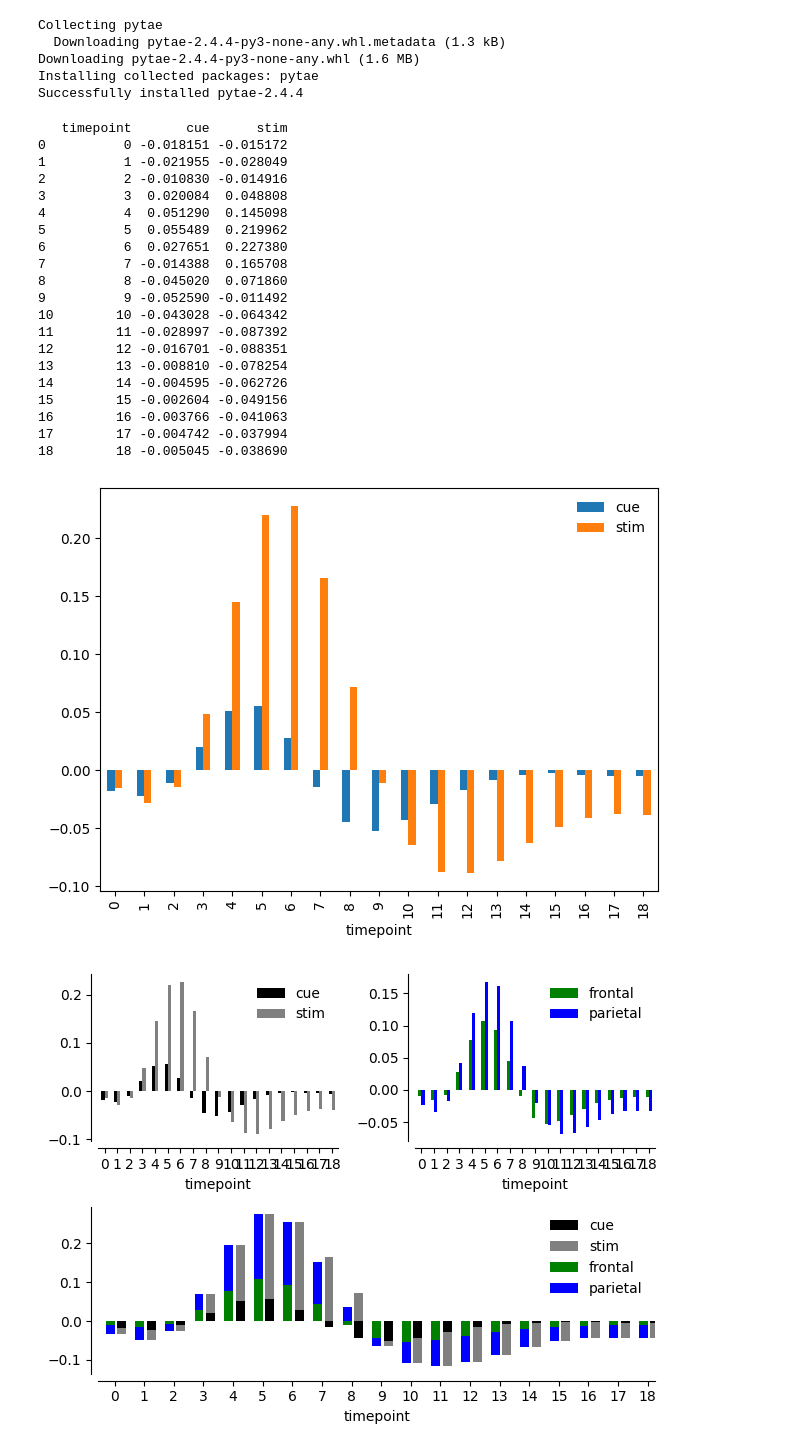
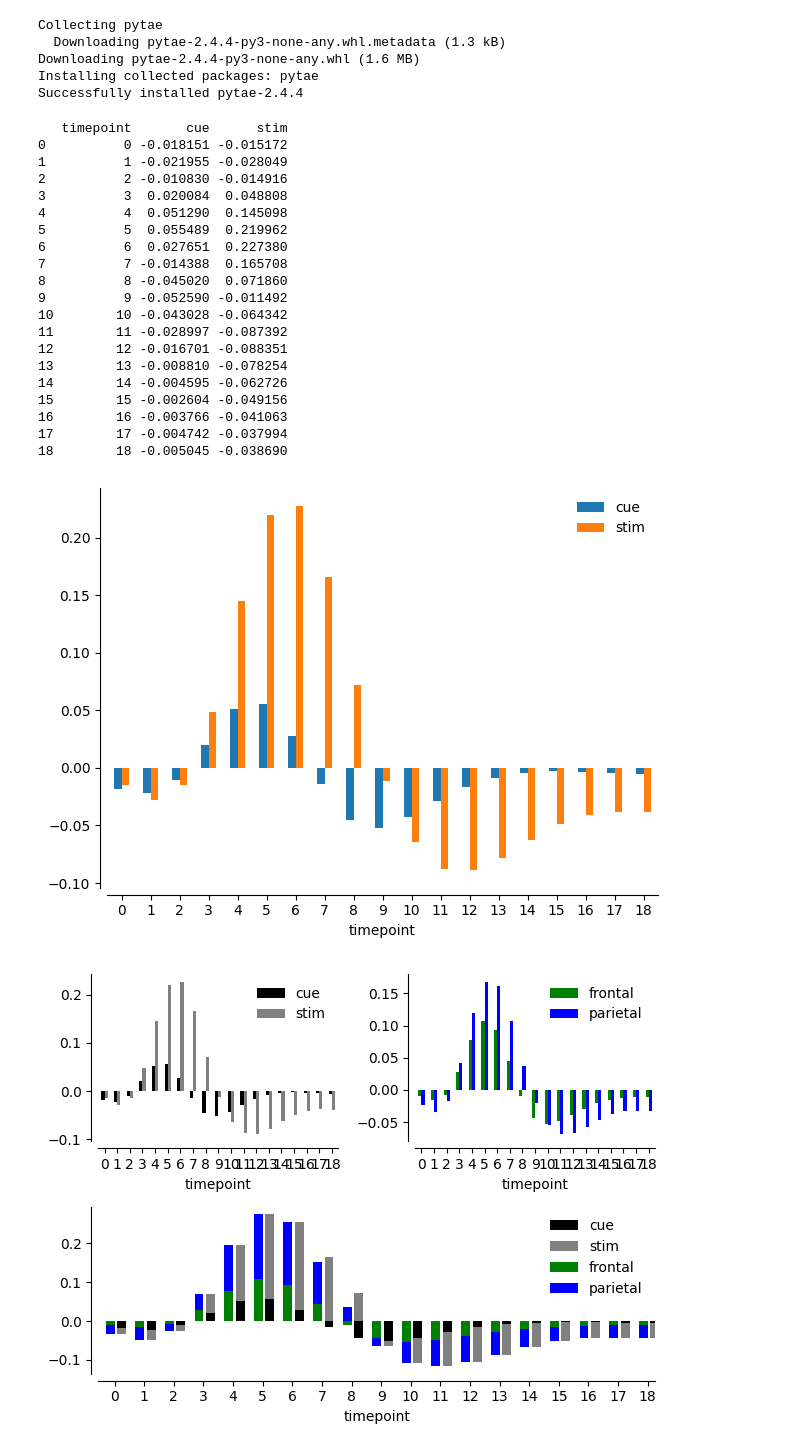
Before and after one commit to maddytae/pytae_demos, a Jupyter notebook: plotting.ipynb, the cells around one changed output. Cells and saved outputs as stored; diff of their text form; code cells hidden in the pictures.

```diff
--- a/plotting.ipynb
+++ b/plotting.ipynb
@@ -12,36 +12,36 @@ import numpy as np
 
 fmri = pt.sample_data['fmri']
 
-k = pt.Plotter() #This is how you can initiate a pt plot
+k = pt.Plotter('A') #This is how you can initiate a pt plot
 
 (k
 .data(fmri) #define data
-.plot(x='timepoint', y='signal',by='event',aggfunc='mean',kind='bar',print_data=True)  #define plot usually with x, y and by
+.plot(x='timepoint', y='signal',by='event',aggfunc='mean',kind='bar',print_data=True,on='A')  #define plot usually with x, y and by
 .finalize() #finalize the plot
 )
 k.fig #display or save
 # %% [output]
    timepoint       cue      stim
 0          0 -0.018151 -0.015172
 1          1 -0.021955 -0.028049
 2          2 -0.010830 -0.014916
 3          3  0.020084  0.048808
 4          4  0.051290  0.145098
 5          5  0.055489  0.219962
 6          6  0.027651  0.227380
 7          7 -0.014388  0.165708
 8          8 -0.045020  0.071860
 9          9 -0.052590 -0.011492
 10        10 -0.043028 -0.064342
 11        11 -0.028997 -0.087392
 12        12 -0.016701 -0.088351
 13        13 -0.008810 -0.078254
 14        14 -0.004595 -0.062726
 15        15 -0.002604 -0.049156
 16        16 -0.003766 -0.041063
 17        17 -0.004742 -0.037994
 18        18 -0.005045 -0.038690
-[figure, old version]
+[figure, new version]
 # %%
 mosaic = """
 AB
```
